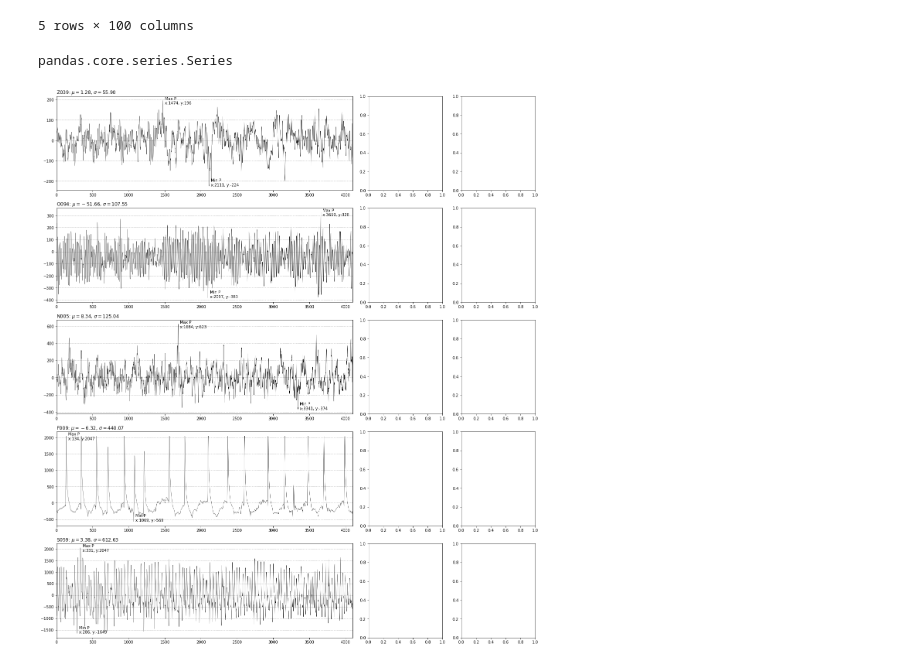
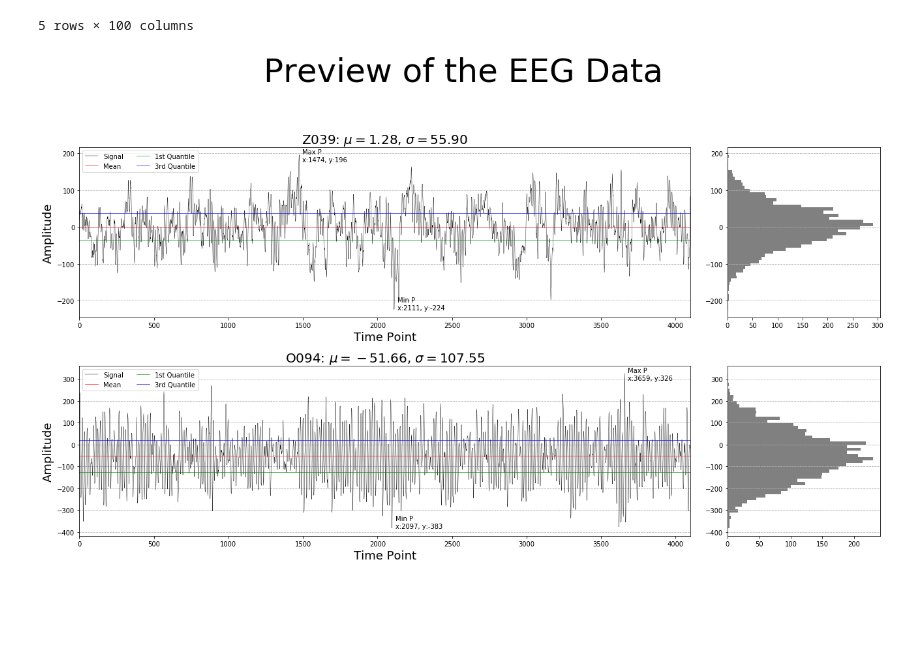
Before and after one commit to halapano/data_visualization, a Jupyter notebook: visualization_assignment.ipynb, the cells around one changed output. Cells and saved outputs as stored; diff of their text form; code cells hidden in the pictures; blank space fills up the shorter version.

Commit message:
add title and lable

```diff
--- a/visualization_assignment.ipynb
+++ b/visualization_assignment.ipynb
@@ -16,16 +16,13 @@ def read_data_set(set_path,set_name):
     return set_data
 
 set_path = './Epileptic Seizure Recognition Data Set/OriginalData'
-set_names= ['Zset.csv','Oset.csv','Nset.csv','Fset.csv','Sset.csv']
+#set_names= ['Zset.csv','Oset.csv','Nset.csv','Fset.csv','Sset.csv']
 
-#set_names= ['Zset.csv','Oset.csv']
+set_names= ['Zset.csv','Oset.csv']
 
 set_dfs=[]
 for set_name in set_names:
     set_dfs.append(read_data_set(set_path,set_name))
-
-# Zset_df = read_data_set(set_path,'Zset.csv')
-# Oset_df = read_data_set(set_path,'Oset.csv')
 # %%
 Zset_df = set_dfs[0]
 Zset_df.head()
@@ -45,14 +42,8 @@ def get_max_std_col(df):
     max_std_col_name = df.std().idxmax()
     return df[max_std_col_name]
 
-rep_series = []
+rep_series_set = []
 
 for set_df in set_dfs:
-    rep_series.append(get_max_std_col(set_df))
-
-Z_rep = rep_series[0]
+    rep_series_set.append(get_max_std_col(set_df))
-# %%
-type(Z_rep)
-# %% [output]
-pandas.core.series.Series
 # %%
@@ -87,25 +97,25 @@ def series_plot(ax,rep_series):
 def series_histplot(ax,rep_series):
     ax.grid(b=True,which='major',axis='y',linestyle='--')
 
-    out = ax.hist(rep_series.values,bins = 50,orientation='horizontal',color='0.5')
-    return out
+    ax.hist(rep_series.values,bins = 50,orientation='horizontal',color='0.5')
 # %%
 # Grid Axes
-widths = [4,1,1]
-heights = [1,1,1,1,1]
-# heights =[1,1]
+widths = [4,1]
+#heights = [1,1,1,1,1]
+heights =[1,1]
 gs_kw = dict(width_ratios=widths,height_ratios=heights)
-fig,axes = plt.subplots(nrows=5,ncols=3,figsize=[18,20],constrained_layout=True,gridspec_kw = gs_kw)
+fig,axes = plt.subplots(nrows=2,ncols=2,figsize=[18,10],constrained_layout=True,gridspec_kw = gs_kw)
 
+main_title = "Preview of the EEG Data"
+fig.suptitle(main_title,y=1.08,fontsize=50)
 
 # Plot
-for i in range(len(rep_series)):
+for i in range(len(rep_series_set)):
 
-    series_plot(axes[i,0],rep_series[i])
-#     series_boxplot(axes[i,1],rep_series[i])
-
-#     series_histplot(axes[i,2],rep_series[i])
+    series_plot(axes[i,0],rep_series_set[i])
+    #series_boxplot(axes[i,1],rep_series_set[i])
+    series_histplot(axes[i,1],rep_series_set[i])
 
 plt.show()
 # %% [output]
-[figure, old version]
+[figure, new version]
```
Also changed, not shown: parts of 2 cells of this notebook.
